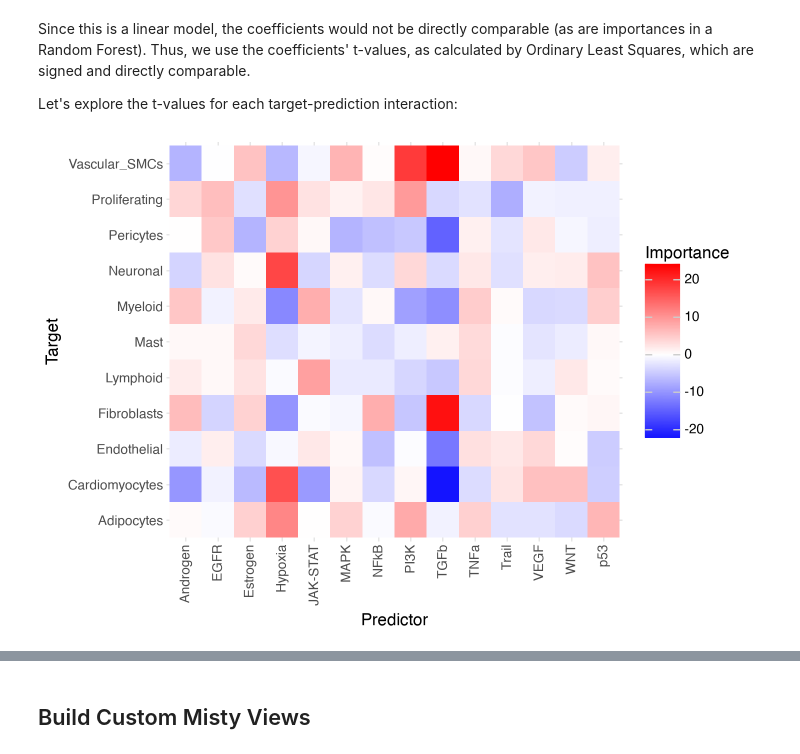
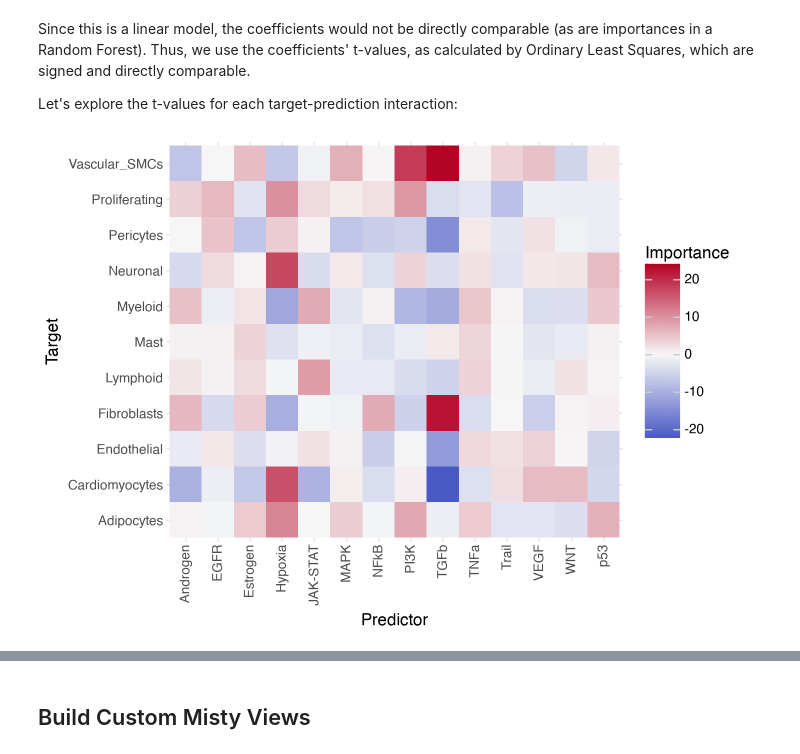
Before and after one commit to dbdimitrov/liana-spatial-tutorial, a Jupyter notebook: tutorials/spot/02_misty.ipynb, the cells around one changed output, grey strips where cells are left out. Drawn from its saved outputs; the diff is of its cells as text; code cells hidden in the pictures.

```diff
--- a/tutorials/spot/02_misty.ipynb
+++ b/tutorials/spot/02_misty.ipynb
@@ -264,7 +280,8 @@ Let's explore the t-values for each target-prediction interaction:
 # %%
 (
     li.pl.misty_interactions(misty, view='juxta', return_fig=True, figure_size=(7,5)) +
-    p9.scale_fill_gradient2(low = "blue", mid = "white", high = "red", midpoint = 0)
+    # diverging scale centred at 0: t-values are signed
+    p9.scale_fill_gradient2(low='#3b4cc0', mid='#f7f7f7', high='#b40426', midpoint=0)
 )
 # %% [output]
-[figure, old version]
+[figure, new version]
```
Also changed, not shown: parts of 41 cells of this notebook, 7 other files.
